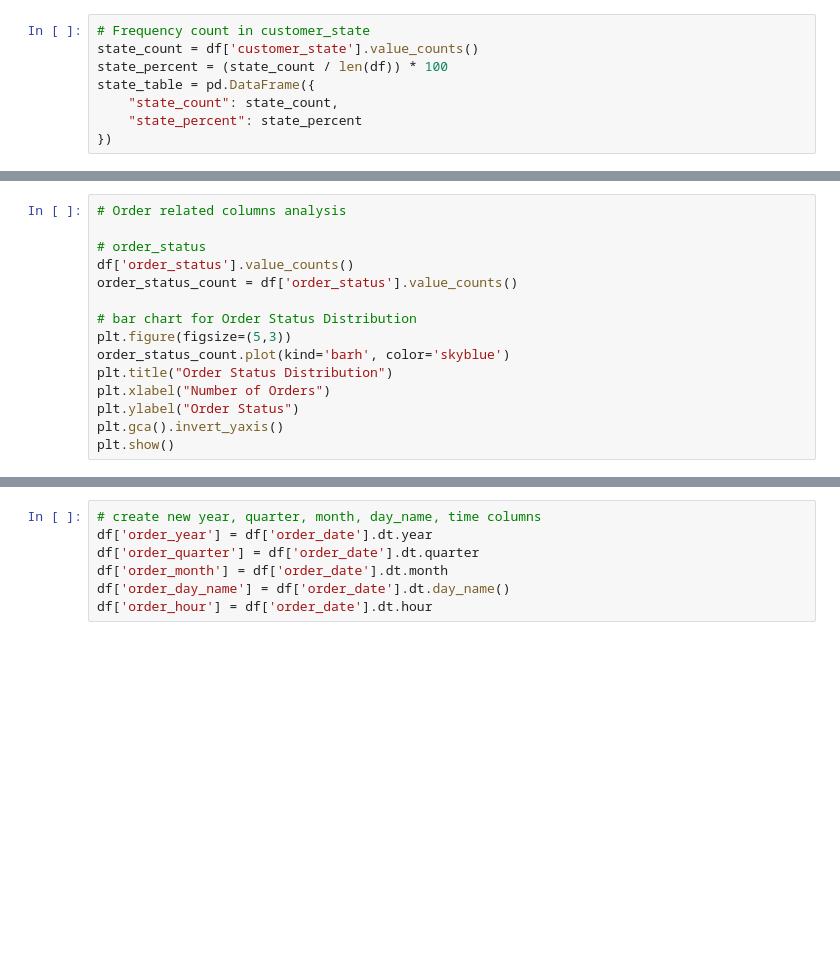
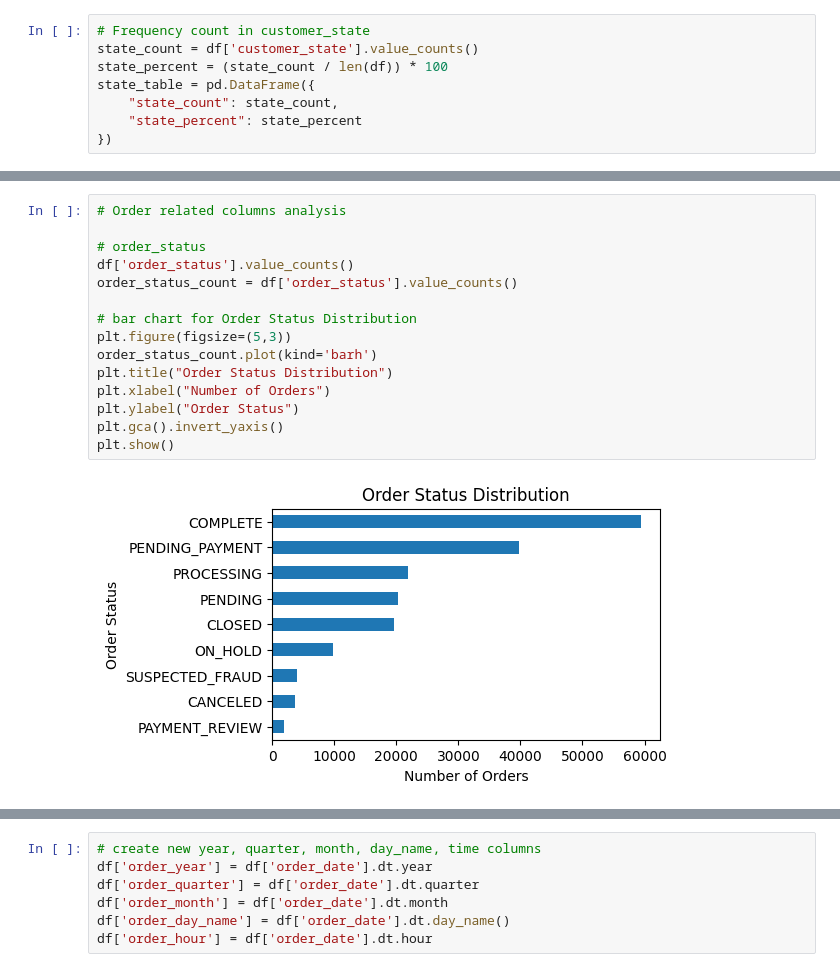
Before and after one commit to nh-adorie/scm-co-smart-project, a Jupyter notebook: notebook/eda.ipynb, the cells around one changed output, grey strips where cells are left out. Cells and saved outputs as stored; diff of their text form; blank space fills up the shorter version.

```diff
--- a/notebook/eda.ipynb
+++ b/notebook/eda.ipynb
@@ -125,18 +127,20 @@ plt.show()
 # %%
 # Order related columns analysis
 
 # order_status
 df['order_status'].value_counts()
 order_status_count = df['order_status'].value_counts()
 
 # bar chart for Order Status Distribution
 plt.figure(figsize=(5,3))
-order_status_count.plot(kind='barh', color='skyblue')
+order_status_count.plot(kind='barh')
 plt.title("Order Status Distribution")
 plt.xlabel("Number of Orders")
 plt.ylabel("Order Status")
 plt.gca().invert_yaxis()
 plt.show()
+# %% [output]
+[figure, added]
 # %%
 # order_region
 df['order_region'].value_counts()
```
Also changed, not shown: parts of 2 cells of this notebook.
